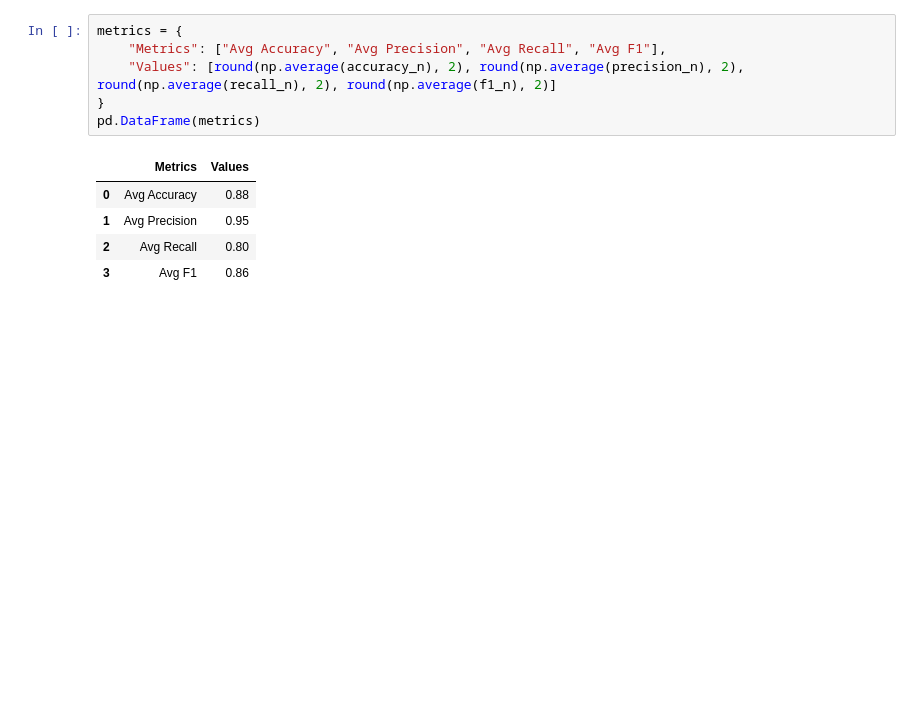
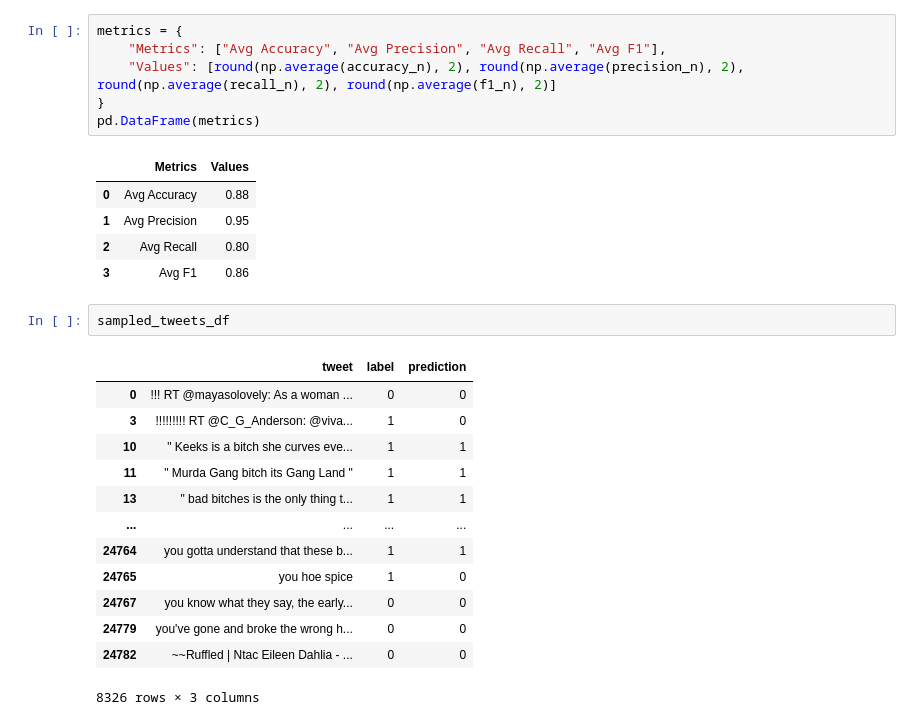
Before and after one commit to ellerywuyn/LEAR-lab, a Jupyter notebook: profanity_v2.ipynb, the cells around one changed output. Cells and saved outputs as stored; diff of their text form; blank space fills up the shorter version.

```diff
--- a/profanity_v2.ipynb
+++ b/profanity_v2.ipynb
@@ -278,3 +278,19 @@ pd.DataFrame(metrics)
 | 1 | Avg Precision | 0.95 |
 | 2 | Avg Recall | 0.80 |
 | 3 | Avg F1 | 0.86 |
+# %%
+sampled_tweets_df
+# %% [output]
+|  | tweet | label | prediction |
+| 0 | !!! RT @mayasolovely: As a woman ... | 0 | 0 |
+| 3 | !!!!!!!!! RT @C_G_Anderson: @viva... | 1 | 0 |
+| 10 | " Keeks is a bitch she curves eve... | 1 | 1 |
+| 11 | " Murda Gang bitch its Gang Land " | 1 | 1 |
+| 13 | " bad bitches is the only thing t... | 1 | 1 |
+| ... | ... | ... | ... |
+| 24764 | you gotta understand that these b... | 1 | 1 |
+| 24765 | you hoe spice | 1 | 0 |
+| 24767 | you know what they say, the early... | 0 | 0 |
+| 24779 | you've gone and broke the wrong h... | 0 | 0 |
+| 24782 | ~~Ruffled | Ntac Eileen Dahlia - ... | 0 | 0 |
+8326 rows × 3 columns
```
